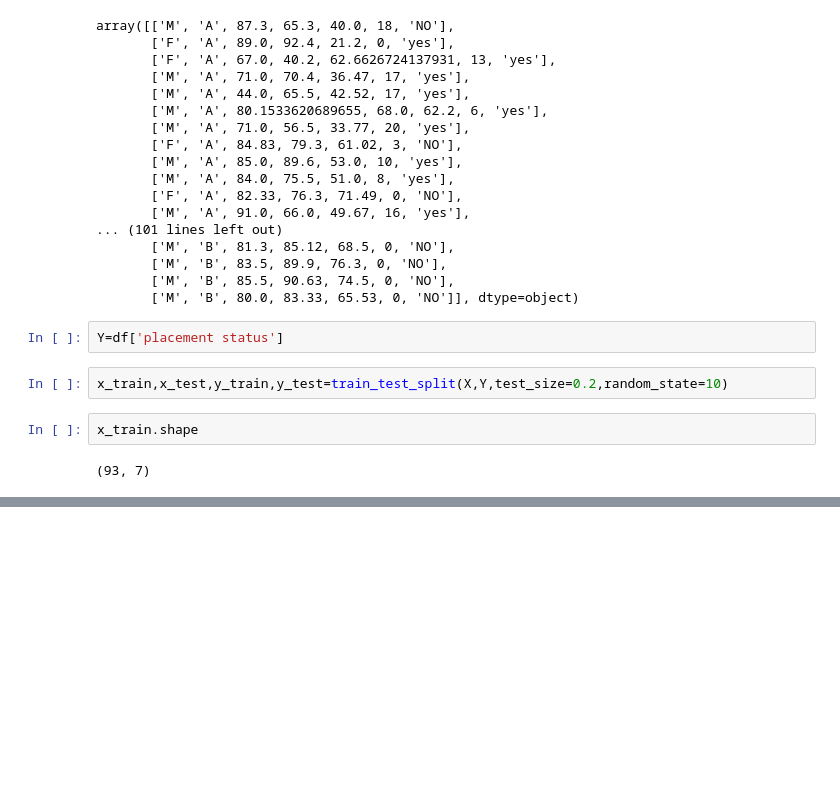
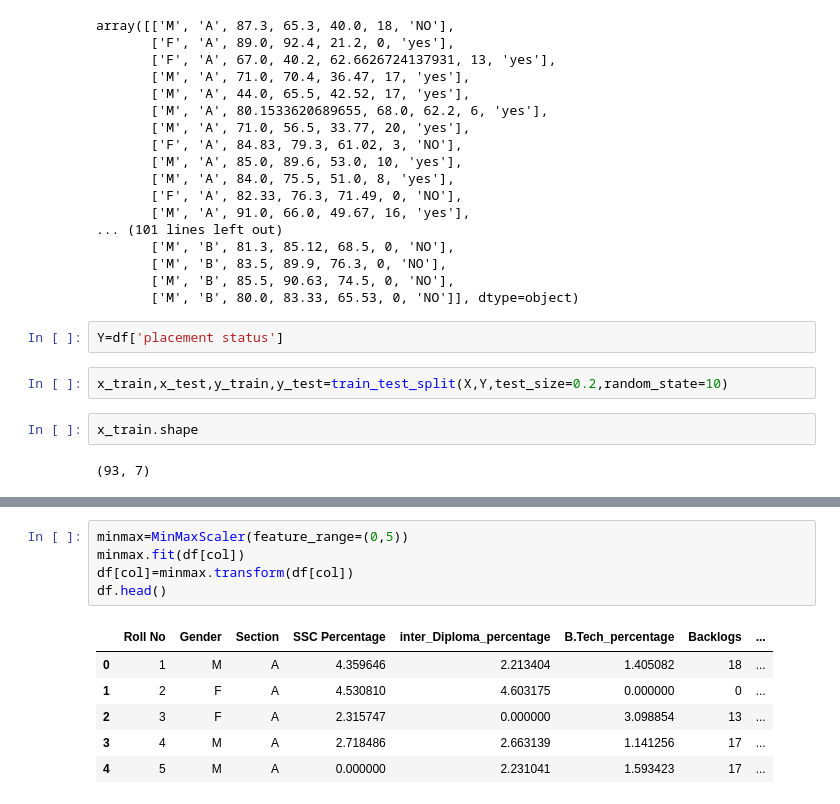
Before and after one commit to 21pa1a6128/DWM-lab, a Jupyter notebook: operations_on_dataset.ipynb, the cells around one changed output, grey strips where cells are left out. Drawn from its saved outputs; the diff is of its cells as text; blank space fills up the shorter version.

```diff
--- a/operations_on_dataset.ipynb
+++ b/operations_on_dataset.ipynb
@@ -139,0 +172,12 @@ x_train.shape
+# %%
+minmax=MinMaxScaler(feature_range=(0,5))
+minmax.fit(df[col])
+df[col]=minmax.transform(df[col])
+df.head()
+# %% [output]
+|  | Roll No | Gender | Section | SSC Percentage | inter_Diploma_percentage | B.Tech_percentage | Backlogs | ... |
+| 0 | 1 | M | A | 4.359646 | 2.213404 | 1.405082 | 18 | ... |
+| 1 | 2 | F | A | 4.530810 | 4.603175 | 0.000000 | 0 | ... |
+| 2 | 3 | F | A | 2.315747 | 0.000000 | 3.098854 | 13 | ... |
+| 3 | 4 | M | A | 2.718486 | 2.663139 | 1.141256 | 17 | ... |
+| 4 | 5 | M | A | 0.000000 | 2.231041 | 1.593423 | 17 | ... |
```
Also changed, not shown: parts of 4 cells of this notebook.
